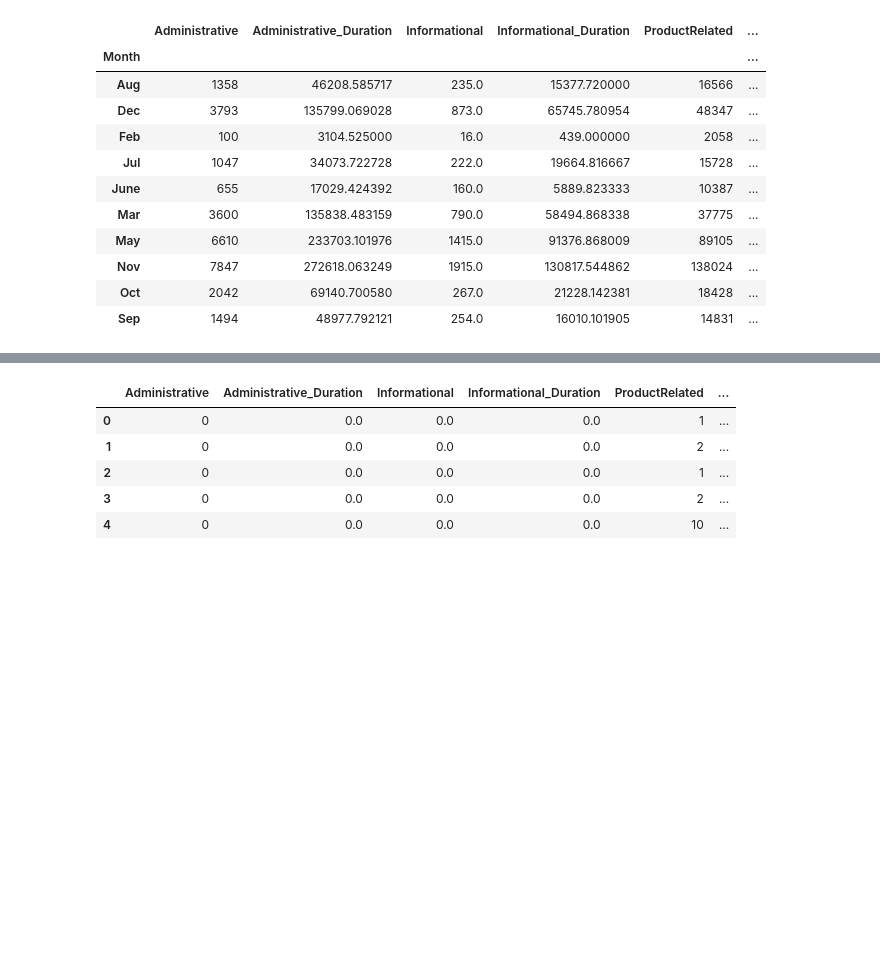
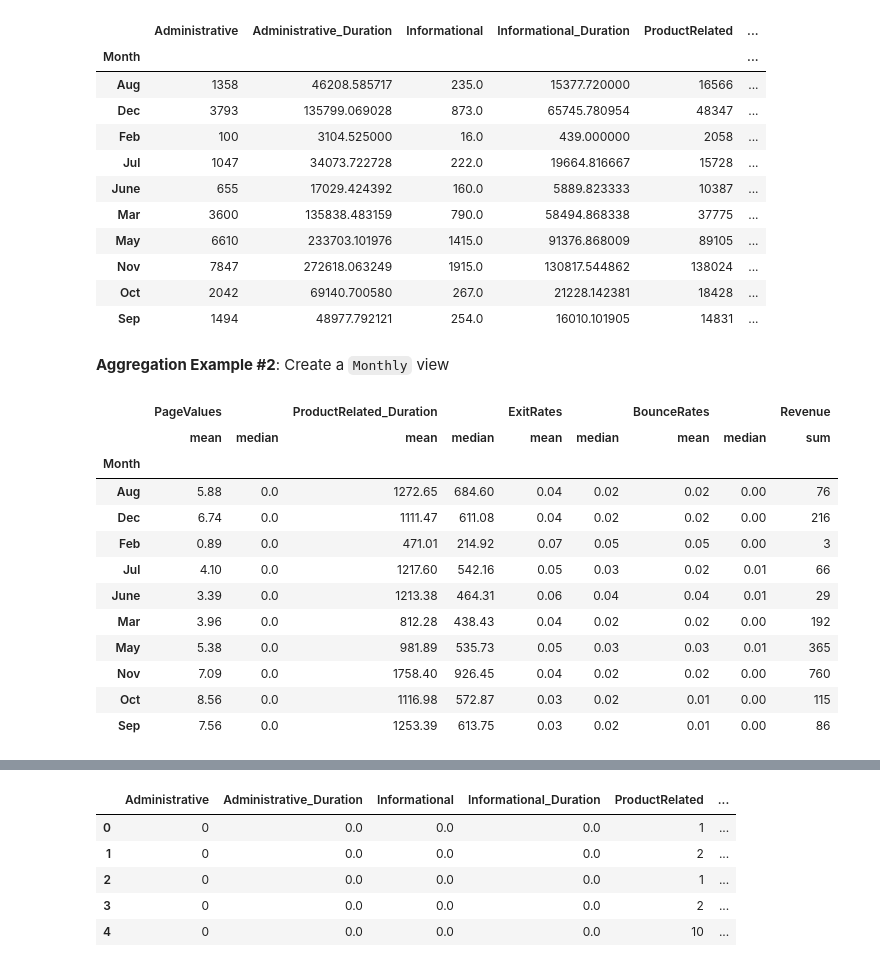
Before and after one commit to murissaab1976/Module7, a Jupyter notebook: MurisSaab_FinalProject.ipynb, the cells around one changed output, grey strips where cells are left out. Saved outputs shown, nothing was run; the diff lists cells and outputs as text; code cells hidden in the pictures; blank space fills up the shorter version.

````diff
--- a/MurisSaab_FinalProject.ipynb
+++ b/MurisSaab_FinalProject.ipynb
@@ -67,7 +72,9 @@ The following columns contain missing values: []
 # %%
-# replace missing values with the median of the column
-df['Informational'] = df['Informational'].fillna(df['Informational'].median())
-df['PageValues'] = df['PageValues'].fillna(df['PageValues'].median())
-df['OperatingSystems'] = \
-    df['OperatingSystems'].fillna(df['OperatingSystems'].median())
+# Fill missing values with appropriate values
+df['Informational'].fillna(0, inplace=True)
+df['PageValues'].fillna(0, inplace=True)
+df['OperatingSystems'].fillna(df['OperatingSystems']\
+                              .mode()[0], inplace=True)
+
+#https://vitalflux.com/pandas-impute-missing-values-mean-median-mode/
 # %%
@@ -96,3 +122,35 @@ agg_df
 | Nov | 7847 | 272618.063249 | 1915.0 | 130817.544862 | 138024 | ... |
 | Oct | 2042 | 69140.700580 | 267.0 | 21228.142381 | 18428 | ... |
 | Sep | 1494 | 48977.792121 | 254.0 | 16010.101905 | 14831 | ... |
+# %% [markdown]
+**Aggregation Example #2**: Create a ```Monthly``` view
+# %%
+# Groupby & multiple aggregations on different
+# columns grouped by Month
+monthlySummary_df = df.groupby('Month').\
+    aggregate({'PageValues': ['mean', 'median'],
+                'ProductRelated_Duration': ['mean', 'median'],
+                    'ExitRates': ['mean', 'median'],
+                  'BounceRates': ['mean', 'median'],
+                      'Revenue': 'sum'})
+
+# Round the values to 2 decimal places
+monthlySummary_df = monthlySummary_df.round(2)
+
+monthlySummary_df
+
+#https://sparkbyexamples.com/pandas/pandas-groupby-multiple-columns/
+# %% [output]
+|  | PageValues |  | ProductRelated_Duration |  | ExitRates |  | BounceRates |  | Revenue |
+|  | mean | median | mean | median | mean | median | mean | median | sum |
+| Month |  |  |  |  |  |  |  |  |  |
+| Aug | 5.88 | 0.0 | 1272.65 | 684.60 | 0.04 | 0.02 | 0.02 | 0.00 | 76 |
+| Dec | 6.74 | 0.0 | 1111.47 | 611.08 | 0.04 | 0.02 | 0.02 | 0.00 | 216 |
+| Feb | 0.89 | 0.0 | 471.01 | 214.92 | 0.07 | 0.05 | 0.05 | 0.00 | 3 |
+| Jul | 4.10 | 0.0 | 1217.60 | 542.16 | 0.05 | 0.03 | 0.02 | 0.01 | 66 |
+| June | 3.39 | 0.0 | 1213.38 | 464.31 | 0.06 | 0.04 | 0.04 | 0.01 | 29 |
+| Mar | 3.96 | 0.0 | 812.28 | 438.43 | 0.04 | 0.02 | 0.02 | 0.00 | 192 |
+| May | 5.38 | 0.0 | 981.89 | 535.73 | 0.05 | 0.03 | 0.03 | 0.01 | 365 |
+| Nov | 7.09 | 0.0 | 1758.40 | 926.45 | 0.04 | 0.02 | 0.02 | 0.00 | 760 |
+| Oct | 8.56 | 0.0 | 1116.98 | 572.87 | 0.03 | 0.02 | 0.01 | 0.00 | 115 |
+| Sep | 7.56 | 0.0 | 1253.39 | 613.75 | 0.03 | 0.02 | 0.01 | 0.00 | 86 |
````
Also changed, not shown: parts of 17 cells of this notebook.
